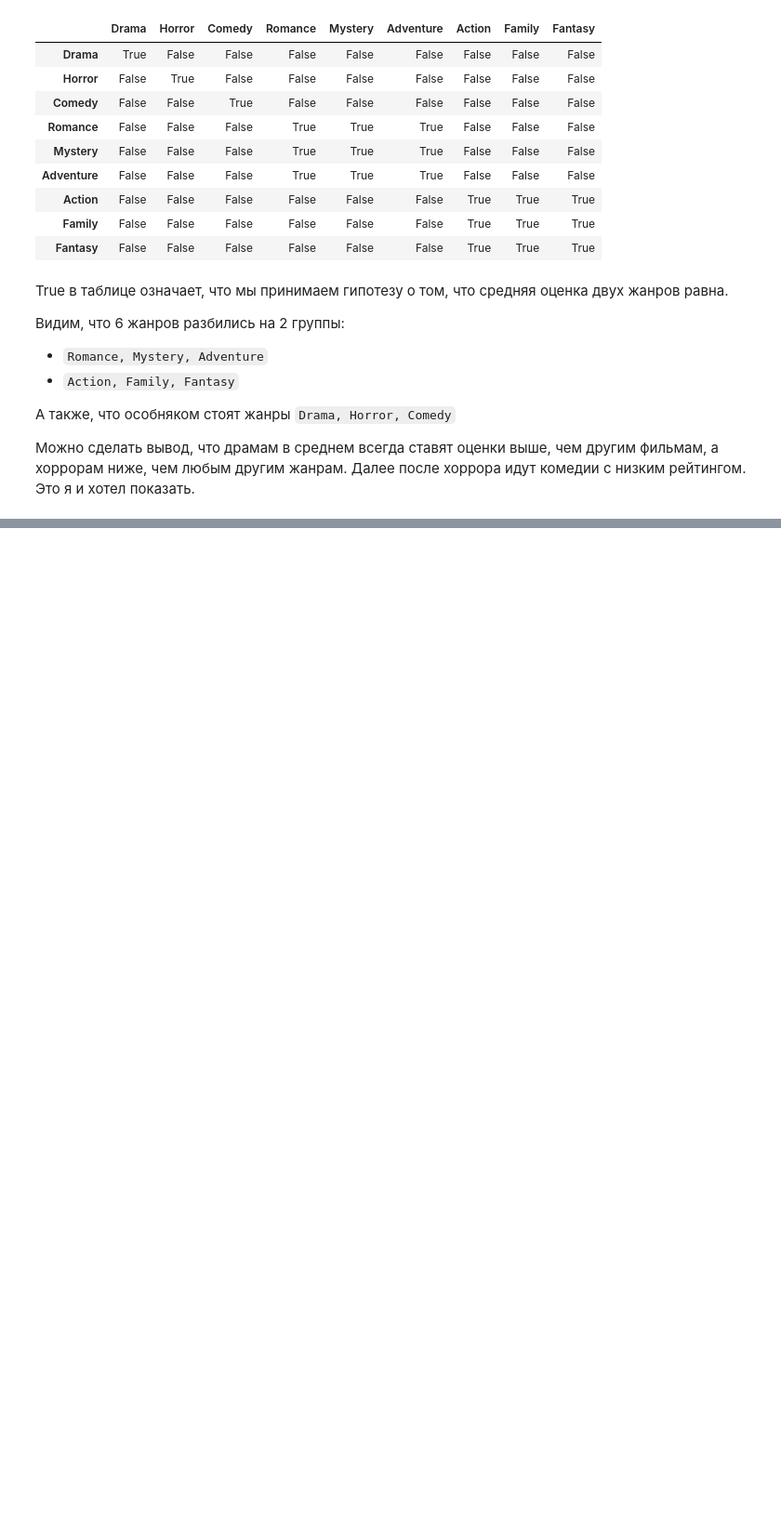
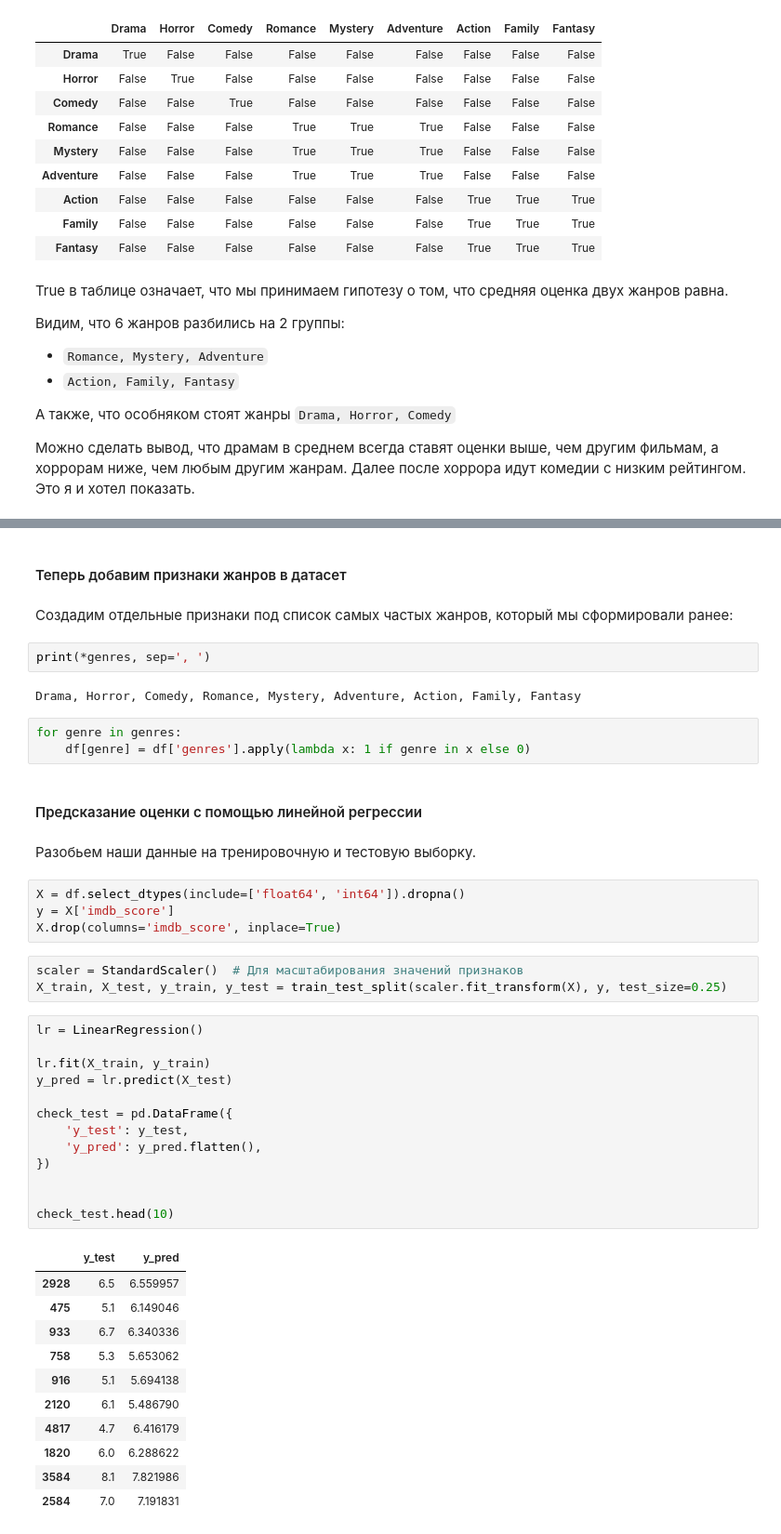
Before and after one commit to xrustle/GB_Math, a Jupyter notebook: Statistics/project_imdb_genres.ipynb, the cells around one changed output, grey strips where cells are left out. Shown at 93% size. Cells and saved outputs as stored; diff of their text form; blank space fills up the shorter version.

```diff
--- a/Statistics/project_imdb_genres.ipynb
+++ b/Statistics/project_imdb_genres.ipynb
@@ -220,0 +256,47 @@ df[]
+# %% [markdown]
+#### Теперь добавим признаки жанров в датасет
+# %% [markdown]
+Создадим отдельные признаки под список самых частых жанров, который мы сформировали ранее:
+# %%
+print(*genres, sep=', ')
+# %% [output]
+Drama, Horror, Comedy, Romance, Mystery, Adventure, Action, Family, Fantasy
+# %%
+for genre in genres:
+    df[genre] = df['genres'].apply(lambda x: 1 if genre in x else 0)
+# %% [markdown]
+#### Предсказание оценки с помощью линейной регрессии
+# %% [markdown]
+Разобьем наши данные на тренировочную и тестовую выборку.
+# %%
+X = df.select_dtypes(include=['float64', 'int64']).dropna()
+y = X['imdb_score']
+X.drop(columns='imdb_score', inplace=True)
+# %%
+scaler = StandardScaler()  # Для масштабирования значений признаков
+X_train, X_test, y_train, y_test = train_test_split(scaler.fit_transform(X), y, test_size=0.25)
+# %%
+lr = LinearRegression()
+
+lr.fit(X_train, y_train)
+y_pred = lr.predict(X_test)
+
+check_test = pd.DataFrame({
+    'y_test': y_test,
+    'y_pred': y_pred.flatten(),
+})
+
+
+check_test.head(10)
+# %% [output]
+|  | y_test | y_pred |
+| 2928 | 6.5 | 6.559957 |
+| 475 | 5.1 | 6.149046 |
+| 933 | 6.7 | 6.340336 |
+| 758 | 5.3 | 5.653062 |
+| 916 | 5.1 | 5.694138 |
+| 2120 | 6.1 | 5.486790 |
+| 4817 | 4.7 | 6.416179 |
+| 1820 | 6.0 | 6.288622 |
+| 3584 | 8.1 | 7.821986 |
+| 2584 | 7.0 | 7.191831 |
```
Also changed, not shown: parts of 22 cells of this notebook.
